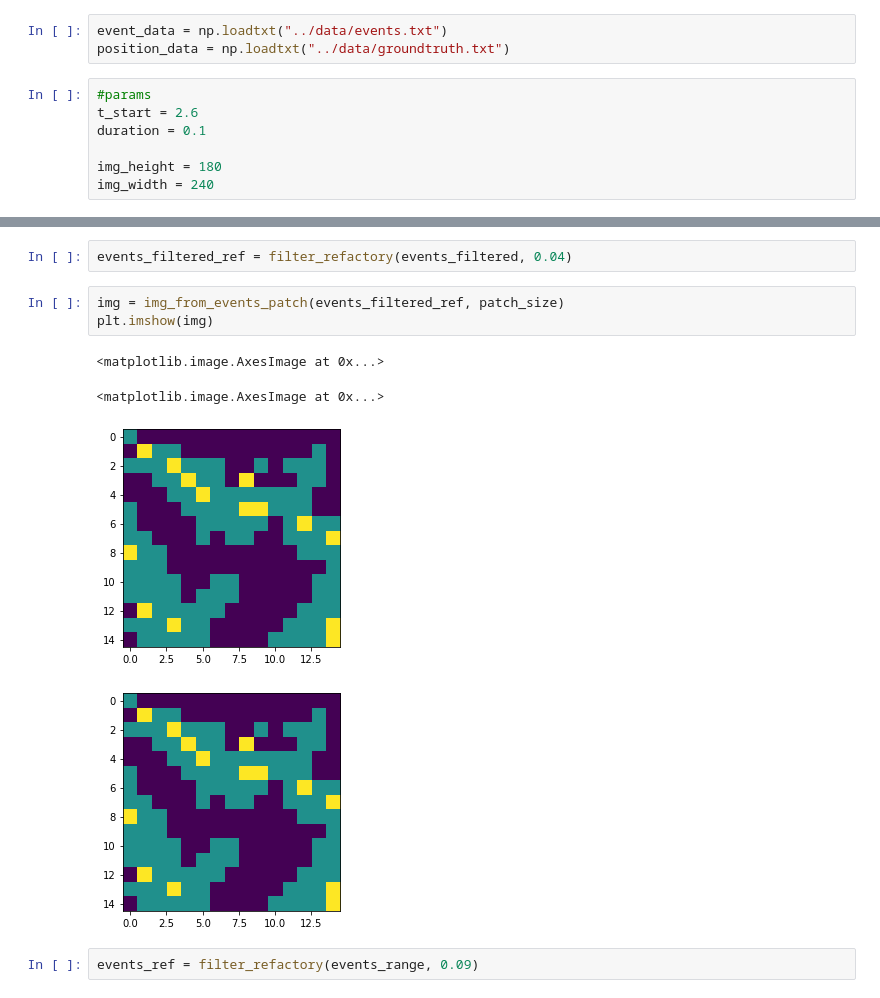
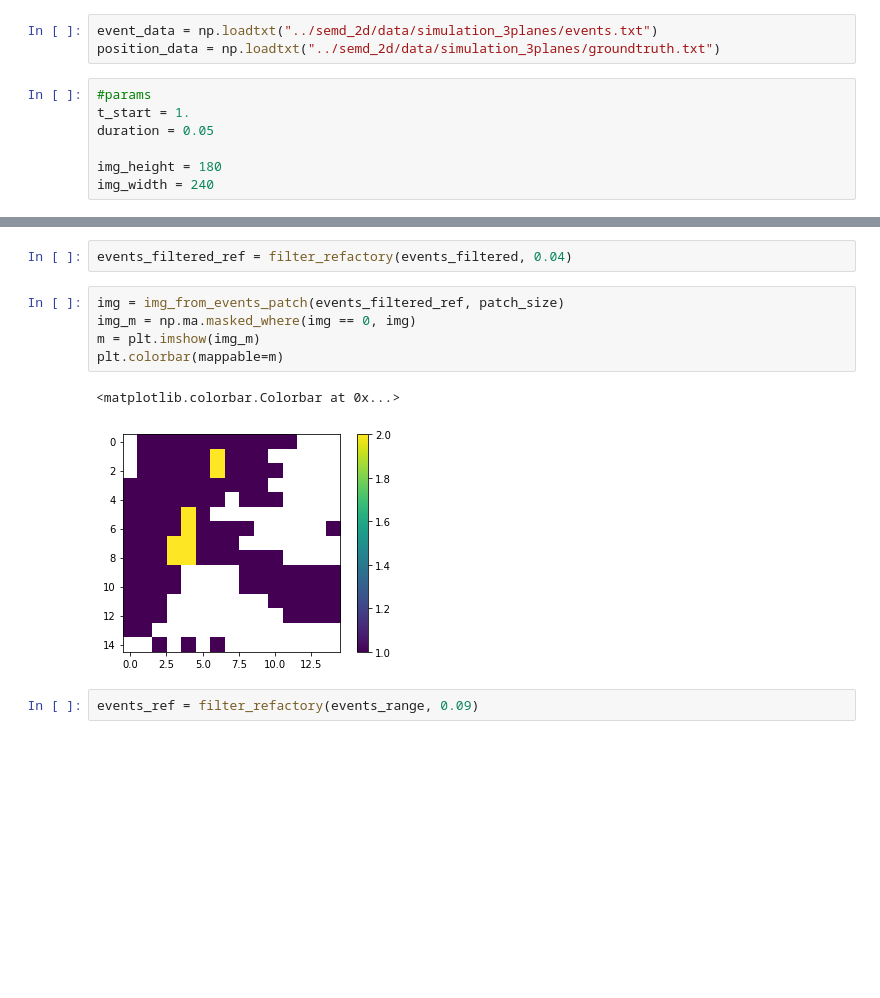
Before and after one commit to stefanochi/depth, a Jupyter notebook: data_evaluation/data_evaluation.ipynb, the cells around one changed output, grey strips where cells are left out. Cells and saved outputs as stored; diff of their text form; blank space fills up the shorter version.

Commit message:
semd-3d

```diff
--- a/data_evaluation/data_evaluation.ipynb
+++ b/data_evaluation/data_evaluation.ipynb
@@ -13,12 +13,12 @@ import sys
 sys.path.append("../")
 import utils
 # %%
-event_data = np.loadtxt("../data/events.txt")
-position_data = np.loadtxt("../data/groundtruth.txt")
+event_data = np.loadtxt("../semd_2d/data/simulation_3planes/events.txt")
+position_data = np.loadtxt("../semd_2d/data/simulation_3planes/groundtruth.txt")
 # %%
 #params
-t_start = 2.6
-duration = 0.1
+t_start = 1.
+duration = 0.05
 
 img_height = 180
 img_width = 240
@@ -103,12 +98,12 @@ def filter_refactory(events, ref_time):
 events_filtered_ref = filter_refactory(events_filtered, 0.04)
 # %%
 img = img_from_events_patch(events_filtered_ref, patch_size)
-plt.imshow(img)
+img_m = np.ma.masked_where(img == 0, img)
+m = plt.imshow(img_m)
+plt.colorbar(mappable=m)
 # %% [output]
-<matplotlib.image.AxesImage at 0x...>
+<matplotlib.colorbar.Colorbar at 0x...>
-<matplotlib.image.AxesImage at 0x...>
-[figure, old version]
+[figure, new version]
-[figure, removed]
 # %%
 events_ref = filter_refactory(events_range, 0.09)
 # %%
```
Also changed, not shown: parts of 9 cells of this notebook, 32 other files.
